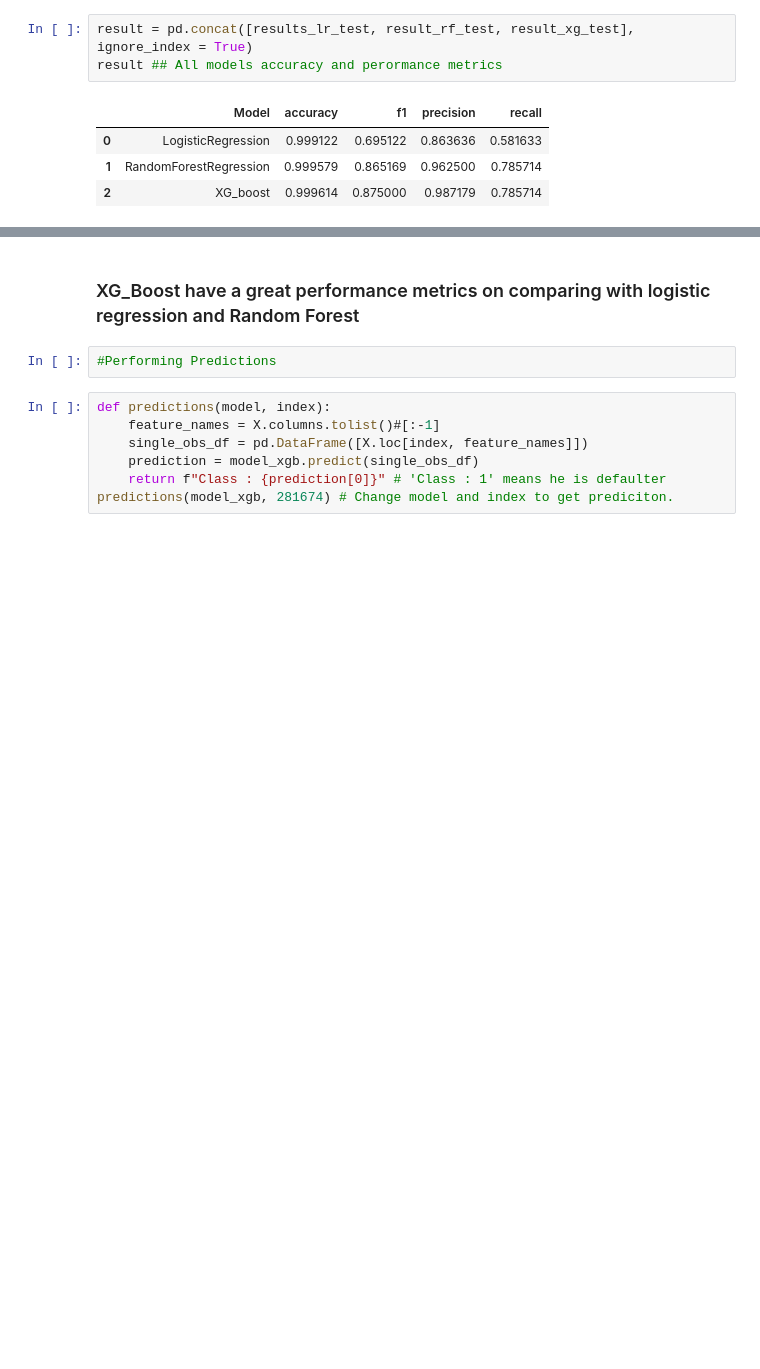
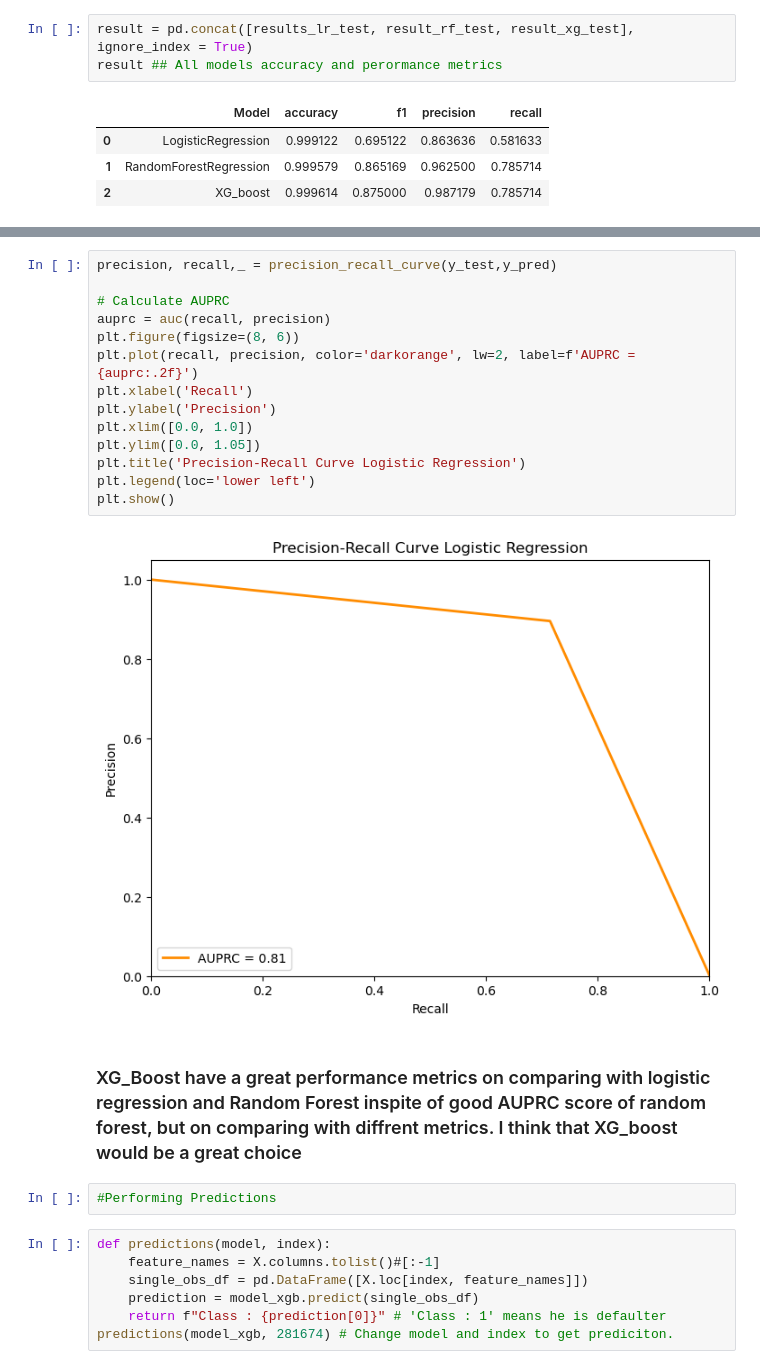
Before and after one commit to patilyash8076/Credit-Card-Fraud-Detection---Classification, a Jupyter notebook: Credit_card_fraud_detection.ipynb, the cells around one changed output, grey strips where cells are left out. Drawn from its saved outputs; the diff is of its cells as text; blank space fills up the shorter version.

```diff
--- a/Credit_card_fraud_detection.ipynb
+++ b/Credit_card_fraud_detection.ipynb
@@ -504,5 +523,21 @@ plt.show()
+# %%
+precision, recall,_ = precision_recall_curve(y_test,y_pred)
+
+# Calculate AUPRC
+auprc = auc(recall, precision)
+plt.figure(figsize=(8, 6))
+plt.plot(recall, precision, color='darkorange', lw=2, label=f'AUPRC = {auprc:.2f}')
+plt.xlabel('Recall')
+plt.ylabel('Precision')
+plt.xlim([0.0, 1.0])
+plt.ylim([0.0, 1.05])
+plt.title('Precision-Recall Curve Logistic Regression')
+plt.legend(loc='lower left')
+plt.show()
+# %% [output]
+[figure, added]
 # %% [markdown]
-### XG_Boost have a great performance metrics on comparing with logistic regression and Random Forest
+### XG_Boost have a great performance metrics on comparing with logistic regression and Random Forest inspite of good AUPRC score of random forest, but on comparing with diffrent metrics. I think that XG_boost would be a great choice
 # %%
 #Performing Predictions
 # %%
```
Also changed, not shown: parts of 9 cells of this notebook.
